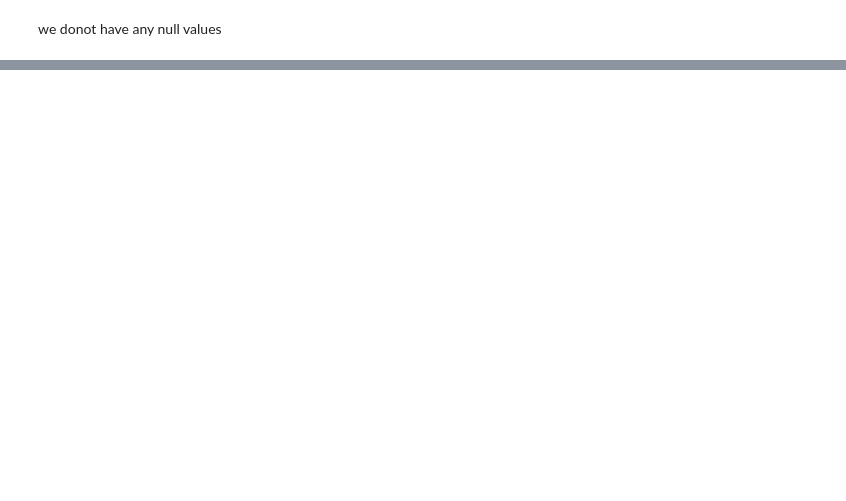
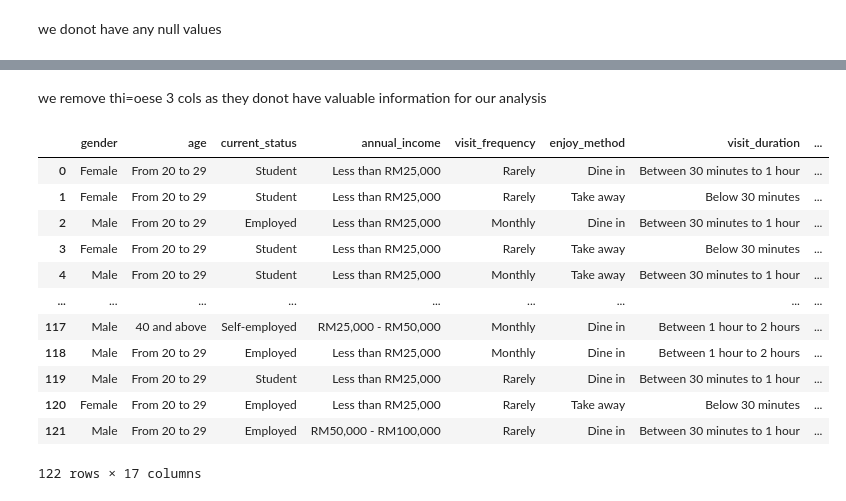
Before and after one commit to mostafaelmehi/milestone-2, a Jupyter notebook: milestone.ipynb, the cells around one changed output, grey strips where cells are left out. Drawn from its saved outputs; the diff is of its cells as text; code cells hidden in the pictures; blank space fills up the shorter version.

```diff
--- a/milestone.ipynb
+++ b/milestone.ipynb
@@ -68,0 +126,22 @@ dtype: bool
+# %% [markdown]
+we remove thi=oese 3 cols as they donot have valuable information for our analysis
+# %%
+df.drop(columns=['timestamp',"nearest_outlet","promotion_source"], inplace=True)
+# %%
+df.drop(columns=['meeting_hangout_likelihood'], inplace=True)
+# %%
+df
+# %% [output]
+|  | gender | age | current_status | annual_income | visit_frequency | enjoy_method | visit_duration | ... |
+| 0 | Female | From 20 to 29 | Student | Less than RM25,000 | Rarely | Dine in | Between 30 minutes to 1 hour | ... |
+| 1 | Female | From 20 to 29 | Student | Less than RM25,000 | Rarely | Take away | Below 30 minutes | ... |
+| 2 | Male | From 20 to 29 | Employed | Less than RM25,000 | Monthly | Dine in | Between 30 minutes to 1 hour | ... |
+| 3 | Female | From 20 to 29 | Student | Less than RM25,000 | Rarely | Take away | Below 30 minutes | ... |
+| 4 | Male | From 20 to 29 | Student | Less than RM25,000 | Monthly | Take away | Between 30 minutes to 1 hour | ... |
+| ... | ... | ... | ... | ... | ... | ... | ... | ... |
+| 117 | Male | 40 and above | Self-employed | RM25,000 - RM50,000 | Monthly | Dine in | Between 1 hour to 2 hours | ... |
+| 118 | Male | From 20 to 29 | Employed | Less than RM25,000 | Monthly | Dine in | Between 1 hour to 2 hours | ... |
+| 119 | Male | From 20 to 29 | Student | Less than RM25,000 | Rarely | Dine in | Between 30 minutes to 1 hour | ... |
+| 120 | Female | From 20 to 29 | Employed | Less than RM25,000 | Rarely | Take away | Below 30 minutes | ... |
+| 121 | Male | From 20 to 29 | Employed | RM50,000 - RM100,000 | Rarely | Dine in | Between 30 minutes to 1 hour | ... |
+122 rows × 17 columns
```
Also changed, not shown: parts of 52 cells of this notebook.
